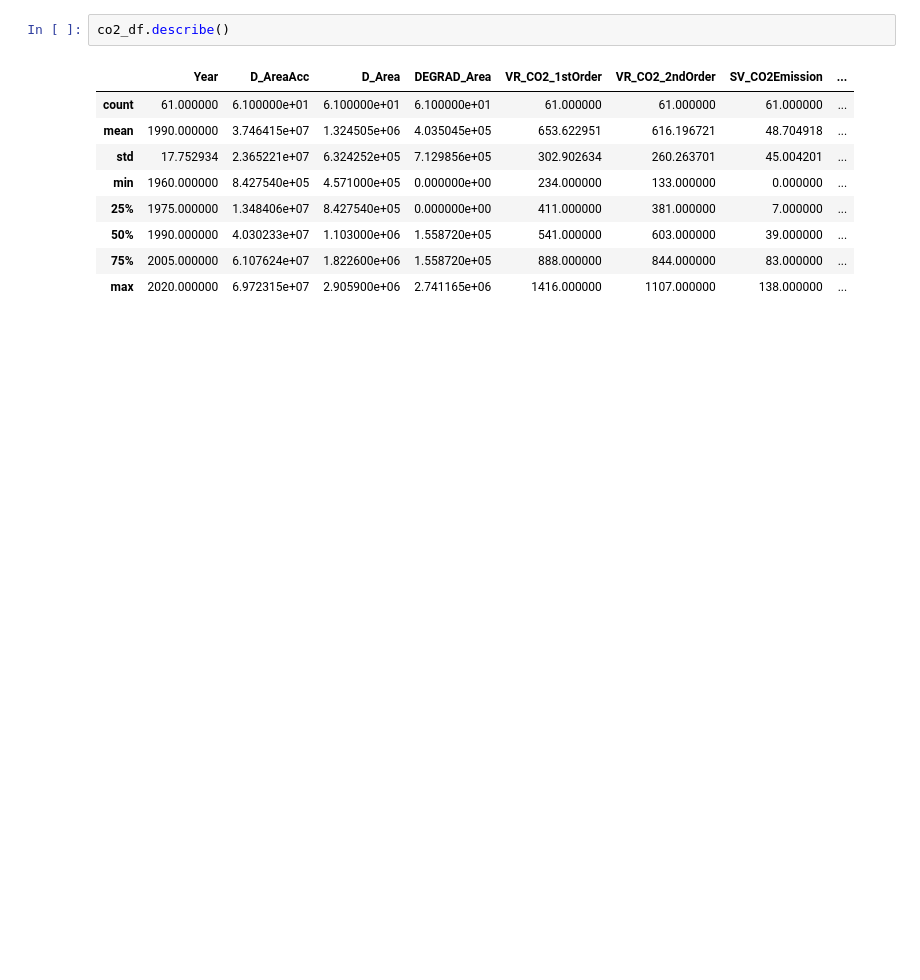
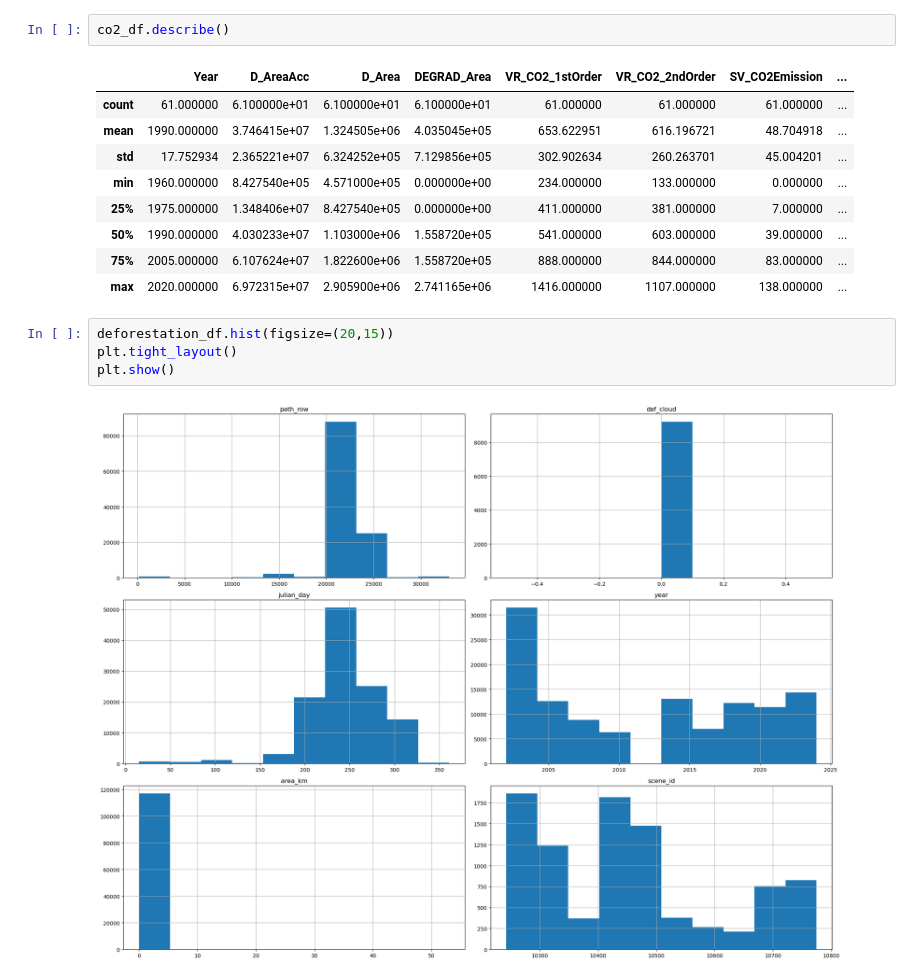
Before and after one commit to 2022171/Capstone_Problem_Solving_for_Industry_Carlos2022171, a Jupyter notebook: CapstoneProject_Carlos2022171(WORK).ipynb, the cells around one changed output. Drawn from its saved outputs; the diff is of its cells as text; blank space fills up the shorter version.

```diff
--- a/CapstoneProject_Carlos2022171(WORK).ipynb
+++ b/CapstoneProject_Carlos2022171(WORK).ipynb
@@ -280,3 +280,9 @@ co2_df.describe()
 | 50% | 1990.000000 | 4.030233e+07 | 1.103000e+06 | 1.558720e+05 | 541.000000 | 603.000000 | 39.000000 | ... |
 | 75% | 2005.000000 | 6.107624e+07 | 1.822600e+06 | 1.558720e+05 | 888.000000 | 844.000000 | 83.000000 | ... |
 | max | 2020.000000 | 6.972315e+07 | 2.905900e+06 | 2.741165e+06 | 1416.000000 | 1107.000000 | 138.000000 | ... |
+# %%
+deforestation_df.hist(figsize=(20,15))
+plt.tight_layout()
+plt.show()
+# %% [output]
+[figure, added]
```
Also changed, not shown: parts of 5 cells of this notebook.
